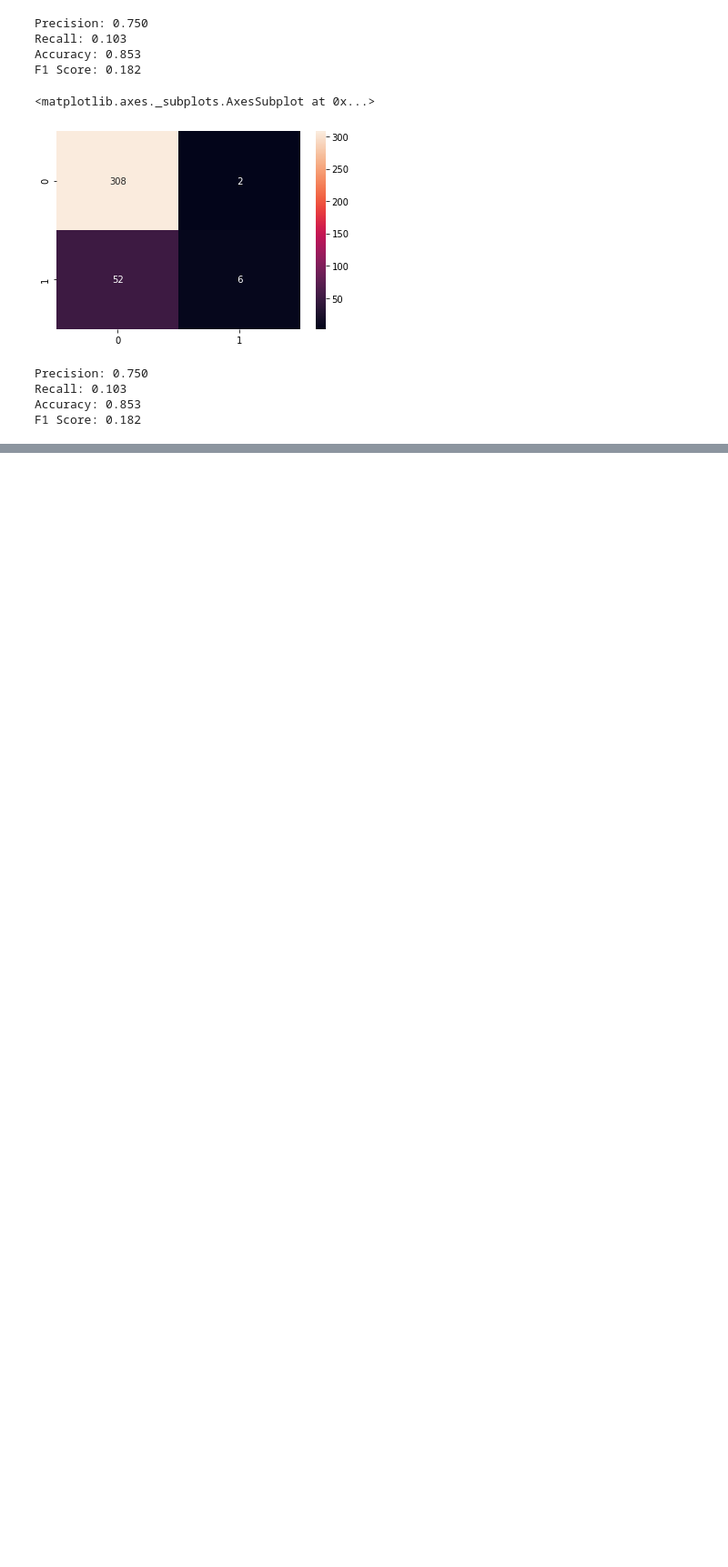
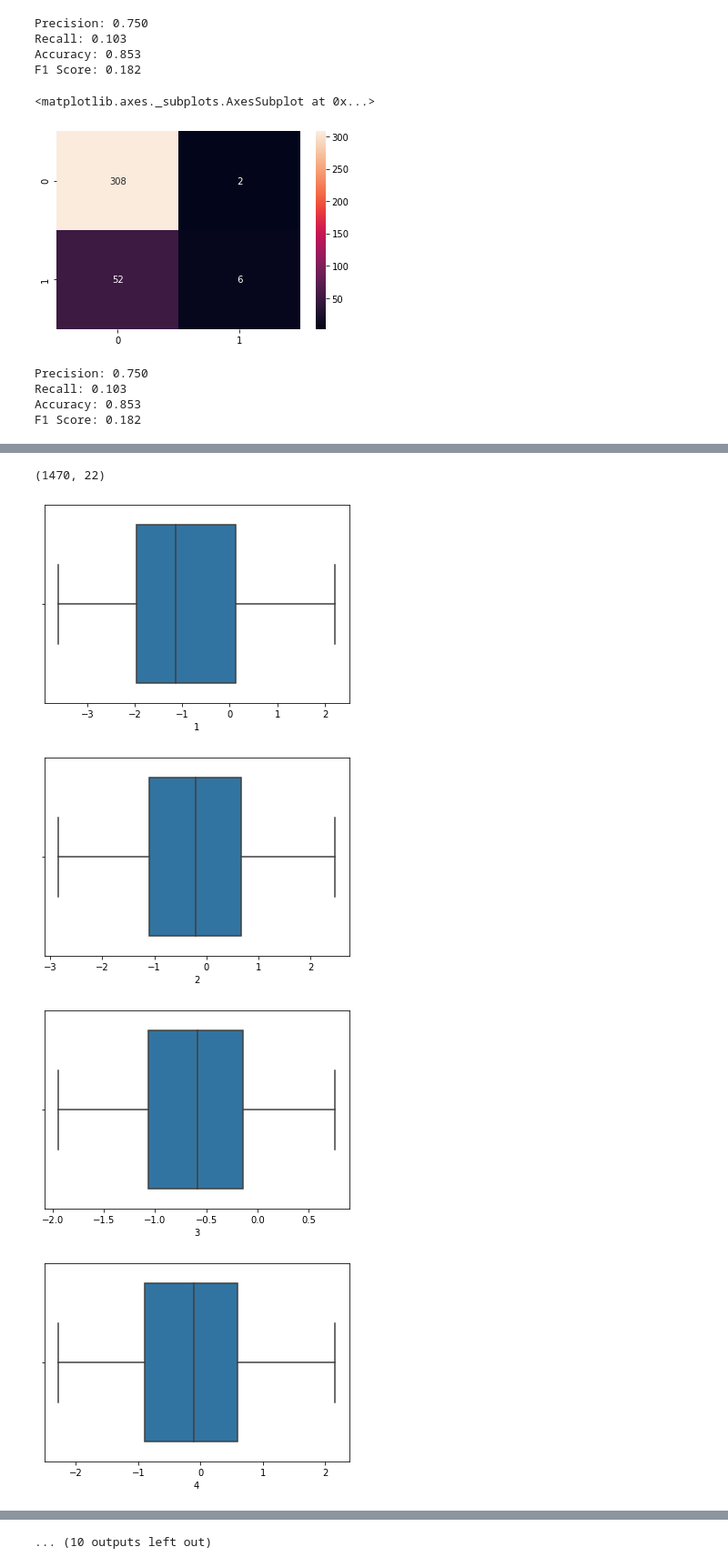
Before and after one commit to kapil0808/HR-Analytics, a Jupyter notebook: HR_Analytics.ipynb, the cells around one changed output, grey strips where cells are left out. Shown: that part at 91% size. Drawn from its saved outputs; the diff is of its cells as text; code cells hidden in the pictures; blank space fills up the shorter version.

```diff
--- a/HR_Analytics.ipynb
+++ b/HR_Analytics.ipynb
@@ -346,0 +349,3 @@ F1 Score: 0.182
+# %%
+xscaled=X.reset_index(drop=True)
+xscaled.head()
@@ -346,0 +359,27 @@ F1 Score: 0.182
+# %%
+from sklearn.decomposition import PCA
+xpca=PCA(n_components=22).fit_transform(xscaled)
+xpca.shape
+# %% [output]
+(1470, 22)
+# %%
+dfpca=pd.DataFrame(data=xpca, columns=np.arange(1,23))
+# %%
+q1=dfpca.quantile(0.25)
+q3=dfpca.quantile(0.75)
+iqr=q3-q1
+
+ll=q1-iqr
+ul=q3+iqr
+
+dfpca=dfpca[~((dfpca<ll) | (dfpca>ul)).any(axis=1)]
+dfpca=dfpca.reset_index(drop=True)
+# %%
+for i in range(len(dfpca.columns)):
+    sns.boxplot(dfpca.iloc[:,i])
+    plt.show()
+# %% [output]
+[figure, added]
+[figure, added]
+[figure, added]
+[figure, added]
@@ -346,0 +394 @@ F1 Score: 0.182
+... (10 outputs left out)
```
Also changed, not shown: parts of 11 cells of this notebook.
